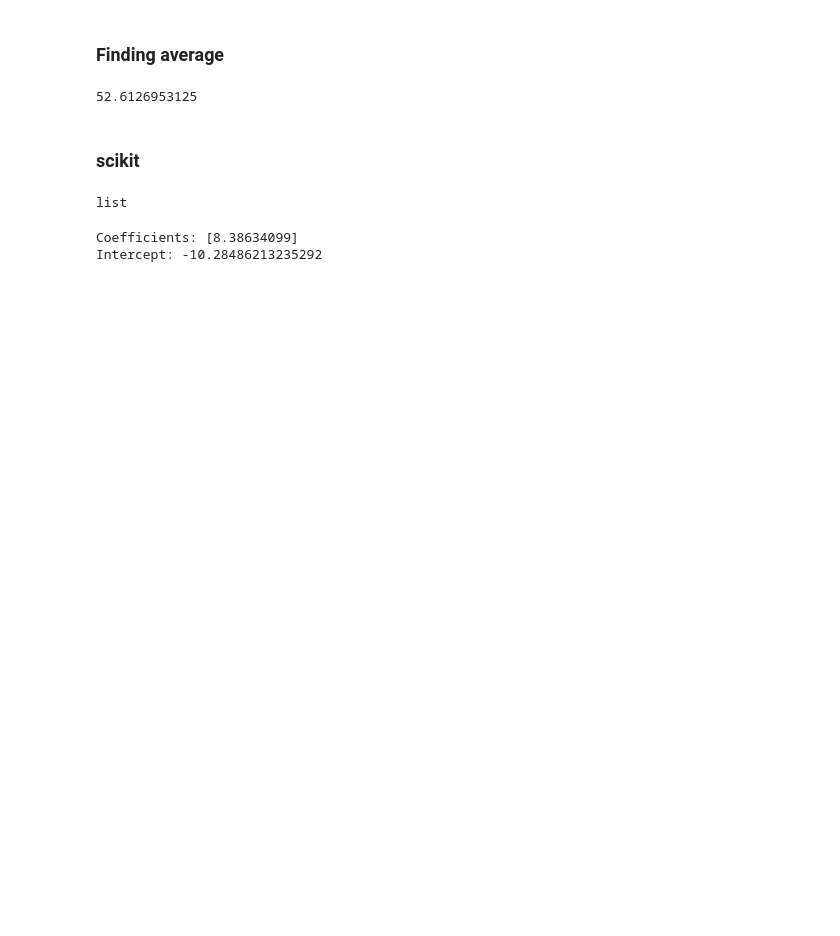
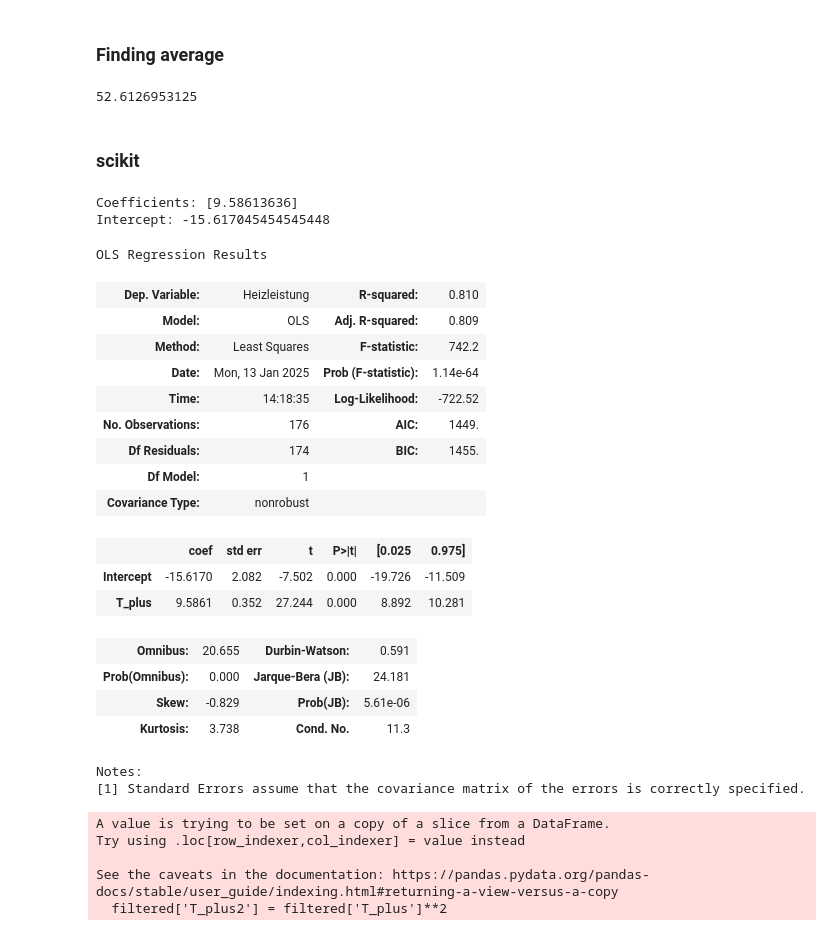
Before and after one commit to ltomas1/DES.sim, a Jupyter notebook: src/utils/chp_reg.ipynb, the cells around one changed output. Cells and saved outputs as stored; diff of their text form; code cells hidden in the pictures; blank space fills up the shorter version.

Commit message:
Linear chp model v1:working

```diff
--- a/src/utils/chp_reg.ipynb
+++ b/src/utils/chp_reg.ipynb
@@ -204,18 +202,14 @@ startup.loc[startup['T_plus']<16, 'Heizleistung'].mean()
 ### scikit
 # %%
 from sklearn.linear_model import LinearRegression
-# %%
-type(x)
-# %% [output]
-list
 # %%
-x,y = list(filtered['T_plus']), list(filtered['Heizleistung'])
+# x,y = list(filtered['T_plus']), list(filtered['Heizleistung'])
 
-x = np.array(x).reshape(-1, 1)
-model = LinearRegression()
-model.fit(x,y)
-print("Coefficients:", model.coef_)
-print("Intercept:", model.intercept_)
+# x = np.array(x).reshape(-1, 1)
+# model = LinearRegression()
+# model.fit(x,y)
+# print("Coefficients:", model.coef_)
+# print("Intercept:", model.intercept_)
 # %% [output]
-Coefficients: [8.38634099]
-Intercept: -10.28486213235292
+Coefficients: [9.58613636]
+Intercept: -15.617045454545448
@@ -221,0 +220,31 @@ Intercept: -10.28486213235292
+# %%
+results = smf.ols('Heizleistung ~ T_plus', data = filtered).fit()
+results.summary()
+# %% [output]
+OLS Regression Results
+| Dep. Variable: | Heizleistung | R-squared: | 0.810 |
+| Model: | OLS | Adj. R-squared: | 0.809 |
+| Method: | Least Squares | F-statistic: | 742.2 |
+| Date: | Mon, 13 Jan 2025 | Prob (F-statistic): | 1.14e-64 |
+| Time: | 14:18:35 | Log-Likelihood: | -722.52 |
+| No. Observations: | 176 | AIC: | 1449. |
+| Df Residuals: | 174 | BIC: | 1455. |
+| Df Model: | 1 |  |  |
+| Covariance Type: | nonrobust |  |  |
+|  | coef | std err | t | P>|t| | [0.025 | 0.975] |
+| Intercept | -15.6170 | 2.082 | -7.502 | 0.000 | -19.726 | -11.509 |
+| T_plus | 9.5861 | 0.352 | 27.244 | 0.000 | 8.892 | 10.281 |
+| Omnibus: | 20.655 | Durbin-Watson: | 0.591 |
+| Prob(Omnibus): | 0.000 | Jarque-Bera (JB): | 24.181 |
+| Skew: | -0.829 | Prob(JB): | 5.61e-06 |
+| Kurtosis: | 3.738 | Cond. No. | 11.3 |
+Notes:
+[1] Standard Errors assume that the covariance matrix of the errors is correctly specified.
+# %%
+filtered['T_plus2'] = filtered['T_plus']**2
+# %% [output]
+A value is trying to be set on a copy of a slice from a DataFrame.
+Try using .loc[row_indexer,col_indexer] = value instead
+
+See the caveats in the documentation: https://pandas.pydata.org/pandas-docs/stable/user_guide/indexing.html#returning-a-view-versus-a-copy
+  filtered['T_plus2'] = filtered['T_plus']**2
```
Also changed, not shown: parts of 11 cells of this notebook, 4 other files.
